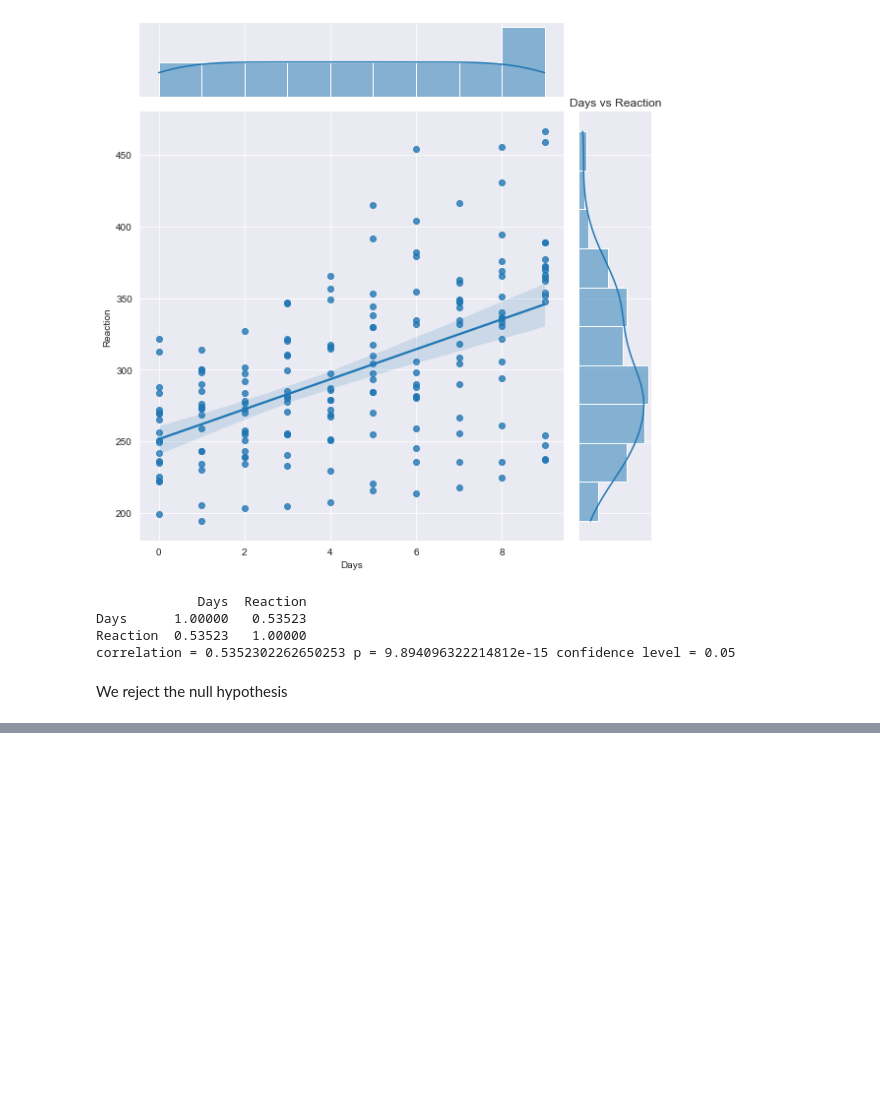
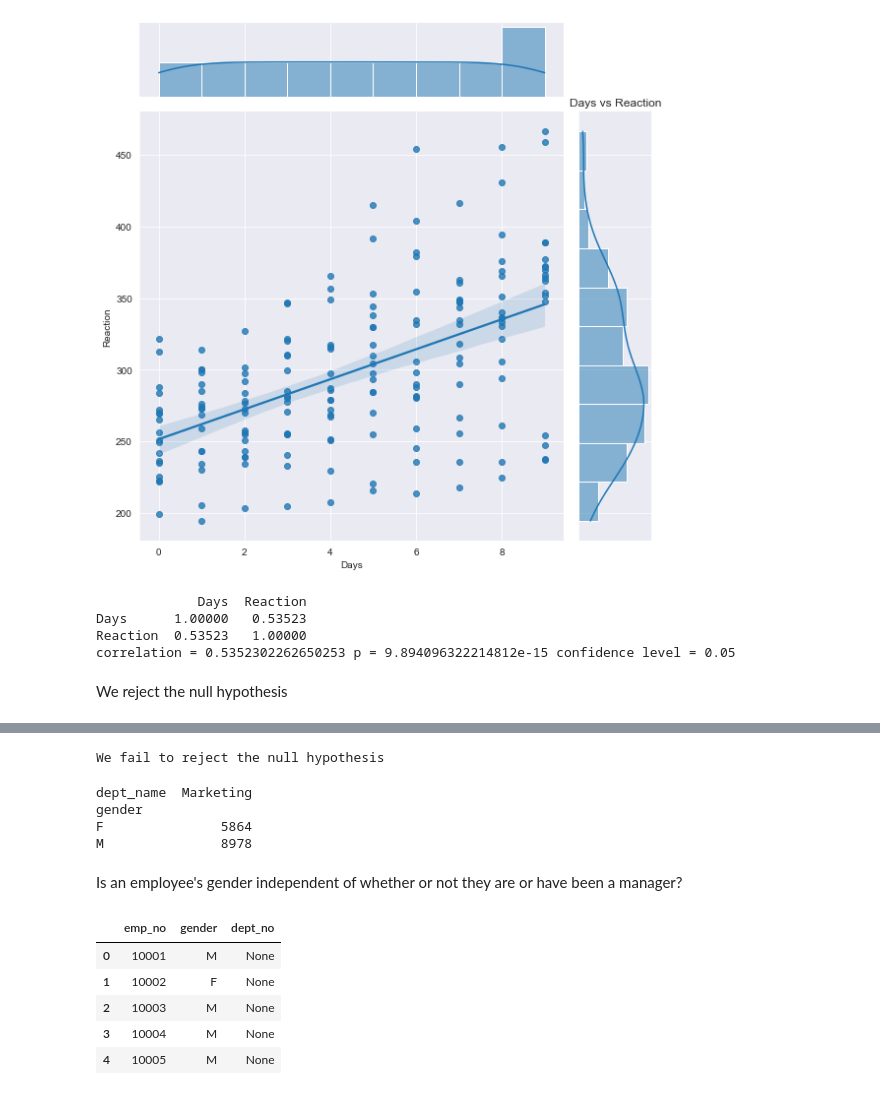
Before and after one commit to craigcalzado/statistics-exercises, a Jupyter notebook: hypothesis_testing.ipynb, the cells around one changed output, grey strips where cells are left out. Drawn from its saved outputs; the diff is of its cells as text; code cells hidden in the pictures; blank space fills up the shorter version.

```diff
--- a/hypothesis_testing.ipynb
+++ b/hypothesis_testing.ipynb
@@ -615,0 +809,37 @@ We reject the null hypothesis
+# %%
+if p < alpha:
+    print("We reject the hypothesis")
+else:
+    print("We fail to reject the null hypothesis")
+# %% [output]
+We fail to reject the null hypothesis
+# %%
+observed = pd.crosstab(df['gender'], df['dept_name'])
+print(observed)
+# %% [output]
+dept_name  Marketing
+gender
+F               5864
+M               8978
+# %% [markdown]
+
+Is an employee's gender independent of whether or not they are or have been a manager?
+# %%
+# create a SQL query to get data
+query = """
+            SELECT e.emp_no, e.gender, dm.dept_no
+            FROM employees e
+            LEFT JOIN dept_manager dm
+            USING (emp_no)
+            """
+
+df = pd.read_sql(query, access_db_url(user, password, host, data))
+
+df.head()
+# %% [output]
+|  | emp_no | gender | dept_no |
+| 0 | 10001 | M | None |
+| 1 | 10002 | F | None |
+| 2 | 10003 | M | None |
+| 3 | 10004 | M | None |
+| 4 | 10005 | M | None |
```
Also changed, not shown: parts of 23 cells of this notebook.
